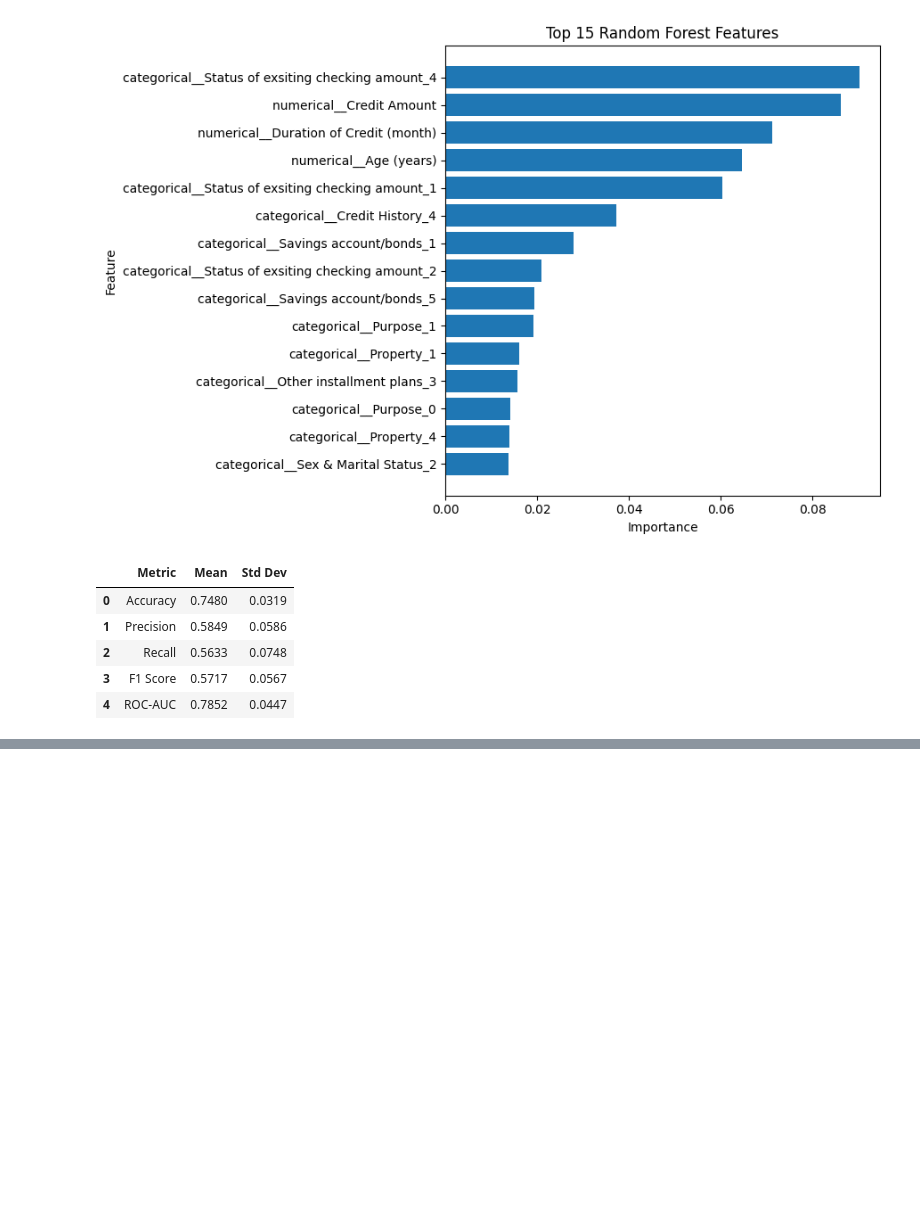
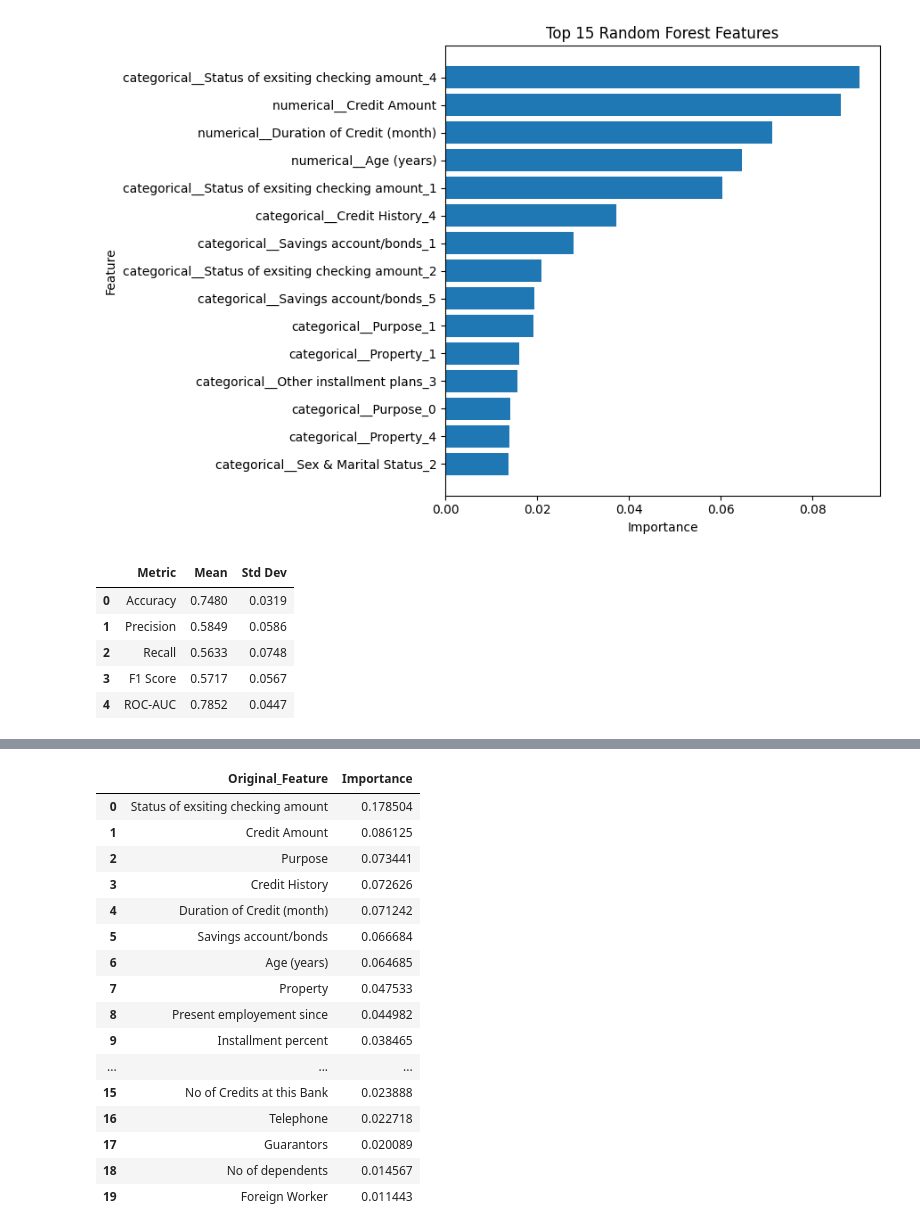
Before and after one commit to Darshh16/Credit_Risk_Analysis, a Jupyter notebook: notebooks/credit_risk_analysis.ipynb, the cells around one changed output, grey strips where cells are left out. Saved outputs shown, nothing was run; the diff lists cells and outputs as text; code cells hidden in the pictures; blank space fills up the shorter version.

```diff
--- a/notebooks/credit_risk_analysis.ipynb
+++ b/notebooks/credit_risk_analysis.ipynb
@@ -1350,0 +1624,47 @@ cv_summary.round(4)
+# %%
+feature_importance_df = pd.DataFrame({
+    "Encoded_Feature": feature_names,
+    "Importance": importances
+})
+
+def get_original_feature(encoded_name):
+    name = encoded_name.split("__", 1)[-1]
+
+    for feature in original_features:
+        if name == feature or name.startswith(feature + "_"):
+            return feature
+
+    return name
+
+feature_importance_df["Original_Feature"] = (
+    feature_importance_df["Encoded_Feature"]
+    .apply(get_original_feature)
+)
+
+aggregated_importance = (
+    feature_importance_df
+    .groupby("Original_Feature")["Importance"]
+    .sum()
+    .sort_values(ascending=False)
+    .reset_index()
+)
+
+aggregated_importance
+# %% [output]
+|  | Original_Feature | Importance |
+| 0 | Status of exsiting checking amount | 0.178504 |
+| 1 | Credit Amount | 0.086125 |
+| 2 | Purpose | 0.073441 |
+| 3 | Credit History | 0.072626 |
+| 4 | Duration of Credit (month) | 0.071242 |
+| 5 | Savings account/bonds | 0.066684 |
+| 6 | Age (years) | 0.064685 |
+| 7 | Property | 0.047533 |
+| 8 | Present employement since | 0.044982 |
+| 9 | Installment percent | 0.038465 |
+| ... | ... | ... |
+| 15 | No of Credits at this Bank | 0.023888 |
+| 16 | Telephone | 0.022718 |
+| 17 | Guarantors | 0.020089 |
+| 18 | No of dependents | 0.014567 |
+| 19 | Foreign Worker | 0.011443 |
```
Also changed, not shown: parts of 13 cells of this notebook.
